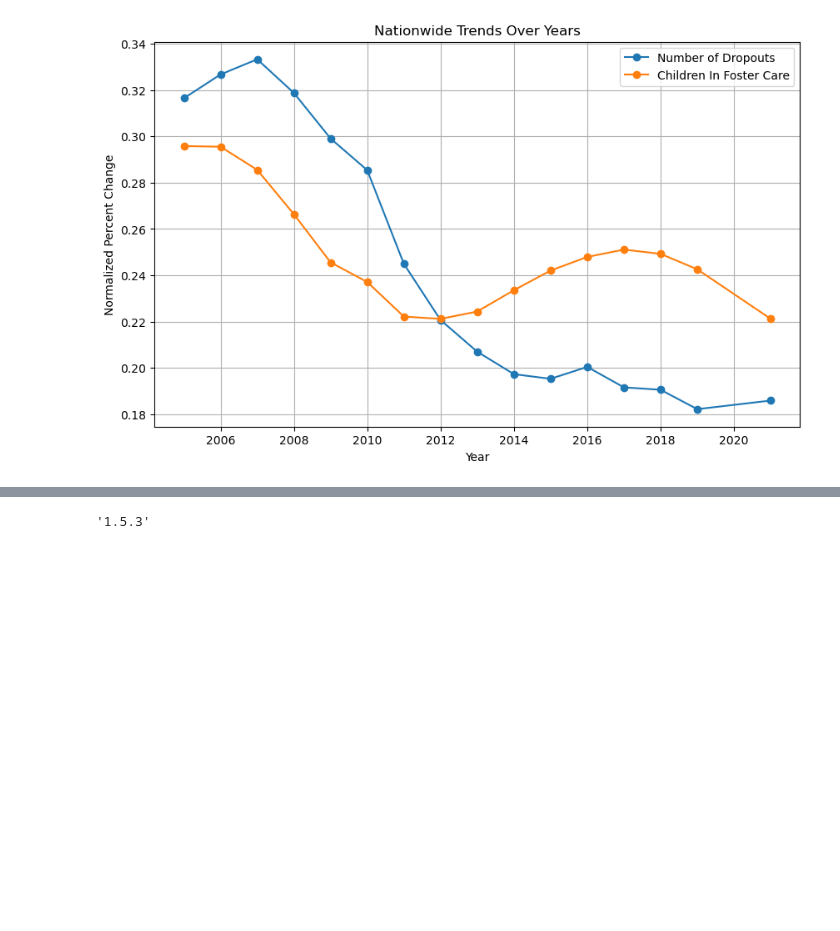
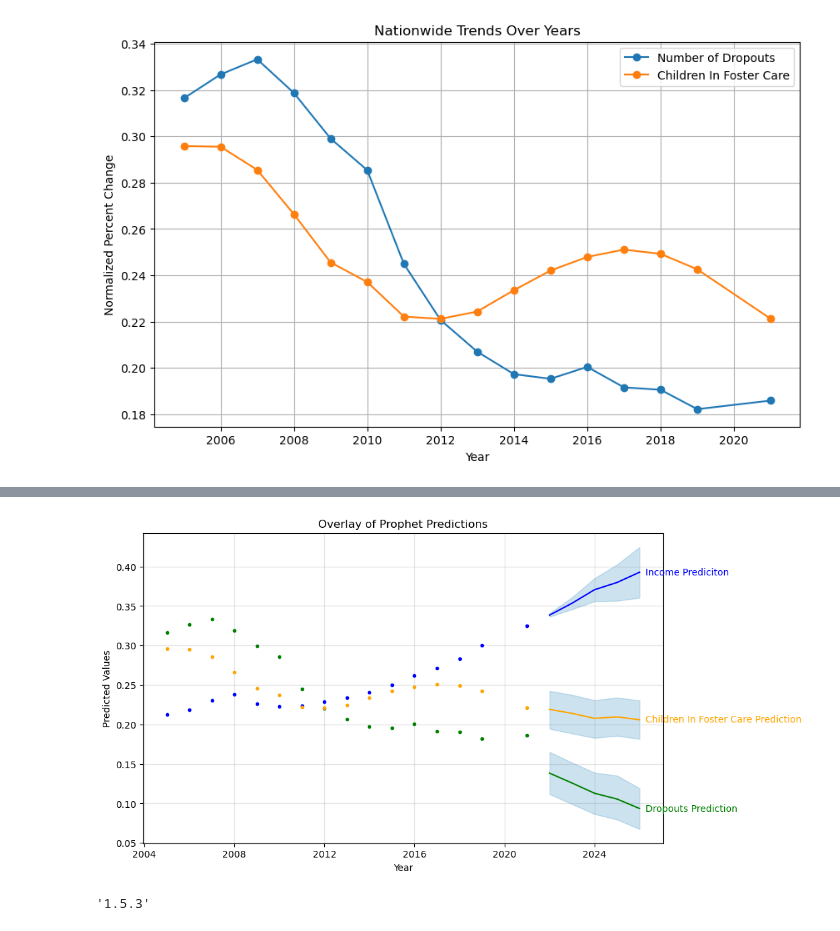
Before and after one commit to lordegraves/exploring_data_in_foster_care, a Jupyter notebook: DR_data_exploration.ipynb, the cells around one changed output, grey strips where cells are left out. Cells and saved outputs as stored; diff of their text form; code cells hidden in the pictures; blank space fills up the shorter version.

```diff
--- a/DR_data_exploration.ipynb
+++ b/DR_data_exploration.ipynb
@@ -805,3 +836,46 @@ plt.show()
+# %%
+from prophet.plot import plot_plotly, plot_components_plotly
+
+# Plot the combined forecast
+fig, ax = plt.subplots(figsize=(10, 6))
+
+#plot
+income_predictions_plot = model_normal_income.plot(forecast_normal_income, xlabel =' Year', ylabel = 'Median Income USA', ax=ax)
+dropouts_predictions_plot = model_normal_dropouts.plot(forecast_normal_dropouts, xlabel =' Year', ylabel = 'Dropouts', ax=ax)
+in_foster_predicitions_plot = model_normal_in_foster.plot(forecast_normal_in_foster, xlabel = 'Year', ylabel = 'Children In Fostercare', ax=ax)
+
+# Customize the plot
+ax.set_xlabel('Year')
+ax.set_ylabel('Predicted Values')
+ax.set_title('Overlay of Prophet Predictions')
+#ax.legend()
+ax.grid(True)
+
+# Get the lines from the plot
+lines = ax.get_lines()
+
+# Modify line colors and label each line
+lines[0].set_color('blue')    # Income
+lines[1].set_color('blue')    # Income prediction
+
+lines[2].set_color('green')   # Children In Foster Care
+lines[3].set_color('green')   # Children In Foster Care prediction
+
+lines[4].set_color('orange')   # Dropouts
+lines[5].set_color('orange')   # Dropouts prediction
+
+# Add labels to the lines using text
+for line, label in zip(lines, ['', '  Income Prediciton', '', '  Dropouts Prediction', '', '  Children In Foster Care Prediction']):
+    x, y = line.get_data()
+    ax.text(x[-1], y[-1], label, color=line.get_color(), verticalalignment='center')
+
+#save plot
+plt.savefig('Combined_predictions.png')
+
+# Show the combined plot
+plt.show()
+# %% [output]
+[figure, added]
 # %%
 pd.__version__
 # %% [output]
```
Also changed, not shown: parts of 8 cells of this notebook, 1 other file.
